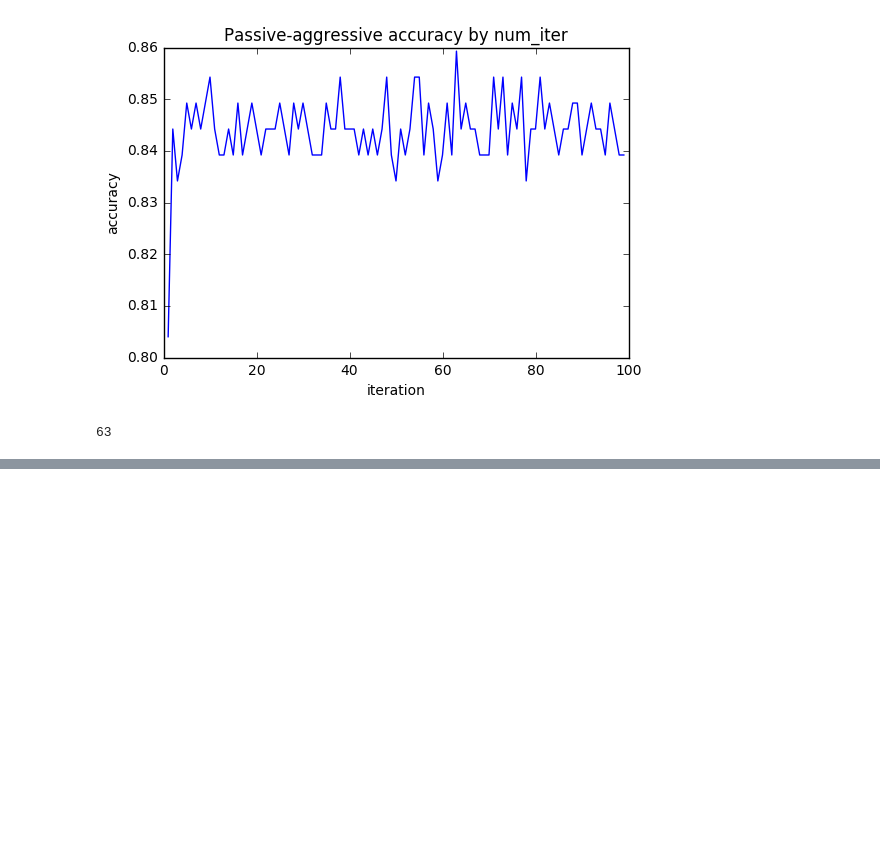
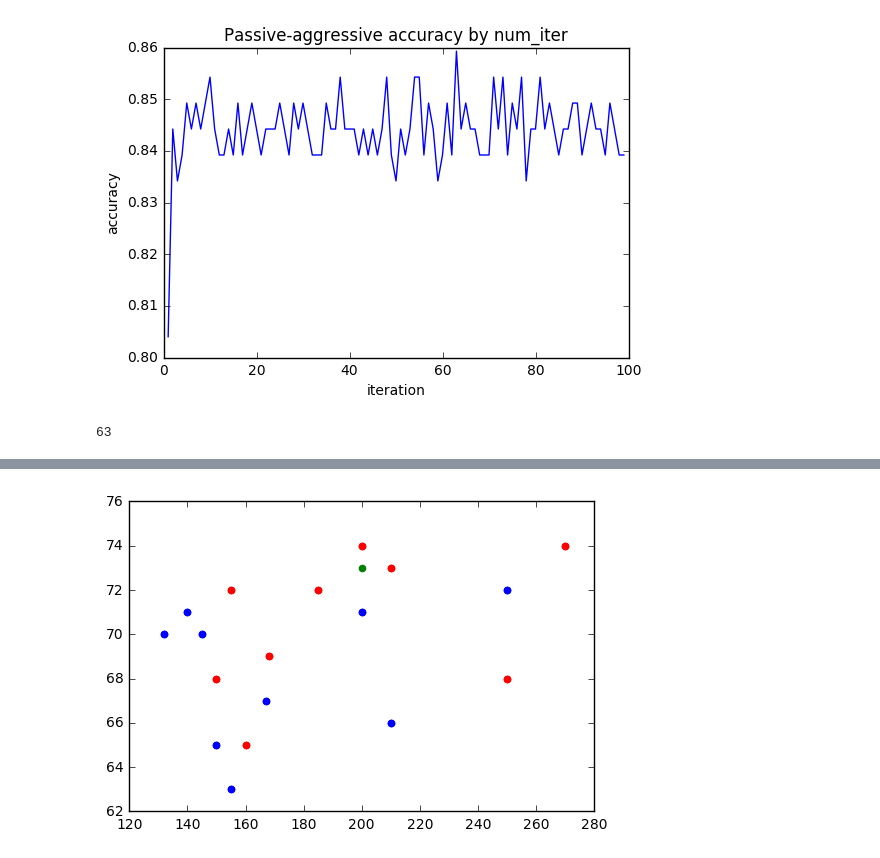
Before and after one commit to jtexnl/FBOProcurementScan, a Jupyter notebook: scripts/modelDocumentation.ipynb, the cells around one changed output, grey strips where cells are left out. Saved outputs shown, nothing was run; the diff lists cells and outputs as text; code cells hidden in the pictures; blank space fills up the shorter version.

```diff
--- a/scripts/modelDocumentation.ipynb
+++ b/scripts/modelDocumentation.ipynb
@@ -211,0 +223,13 @@ As we can see from above, there's not a huge gain to be had from going over abou
+# %%
+men_weight = [150, 155, 168, 200, 185, 210, 250, 270, 160]
+men_height = [68, 72, 69, 74, 72, 73, 68, 74, 65]
+women_weight = [150, 145, 167, 200, 132, 140, 210, 250, 155]
+women_height = [65, 70, 67, 71, 70, 71, 66, 72, 63]
+unk_weight = [200]
+unk_height = [73]
+plt.scatter (men_weight, men_height, color = 'red')
+plt.scatter (women_weight, women_height, color = 'blue')
+plt.scatter(unk_weight, unk_height, color = 'green')
+plt.show()
+# %% [output]
+[figure, added]
```
Also changed, not shown: parts of 7 cells of this notebook.
